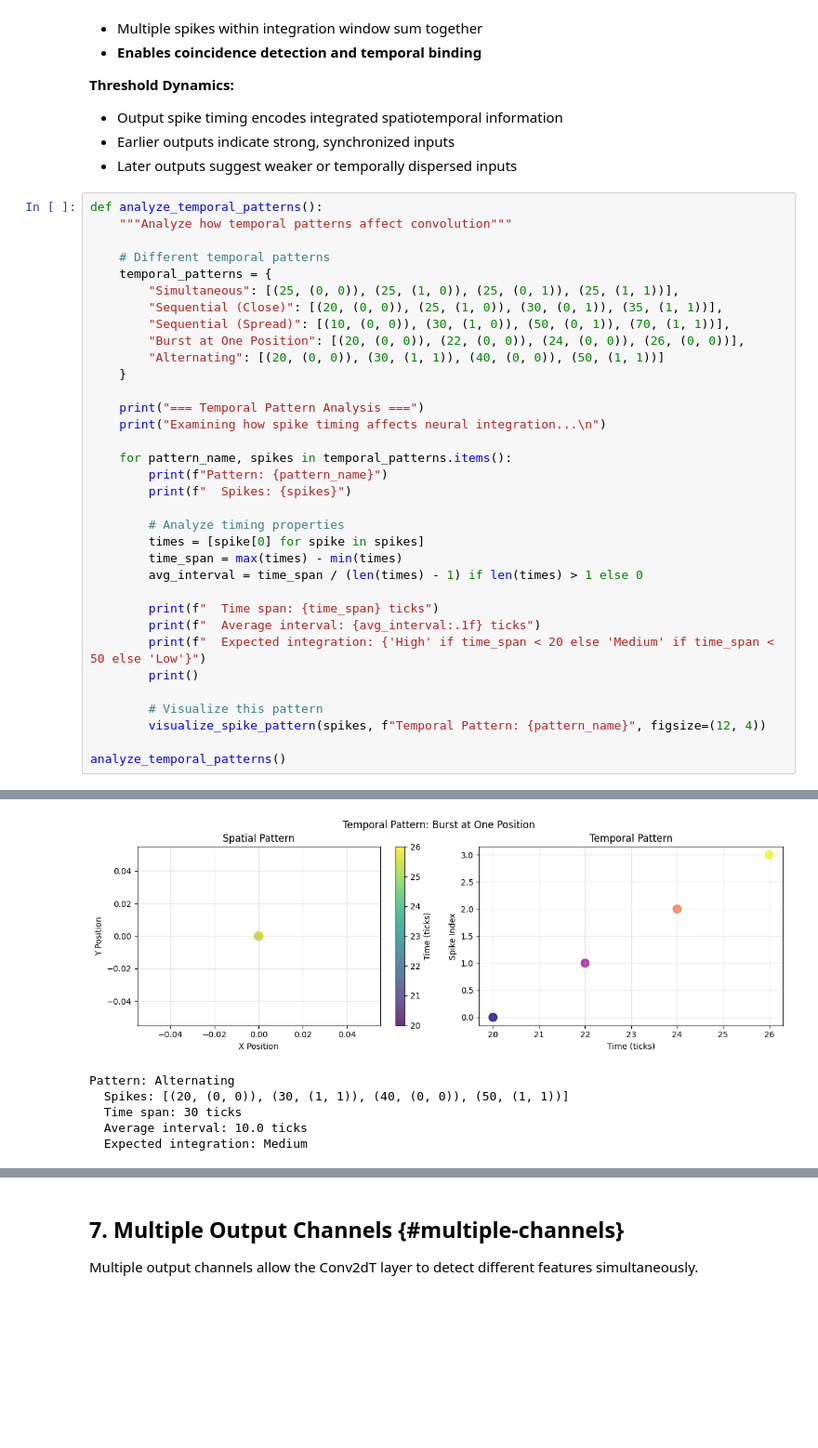
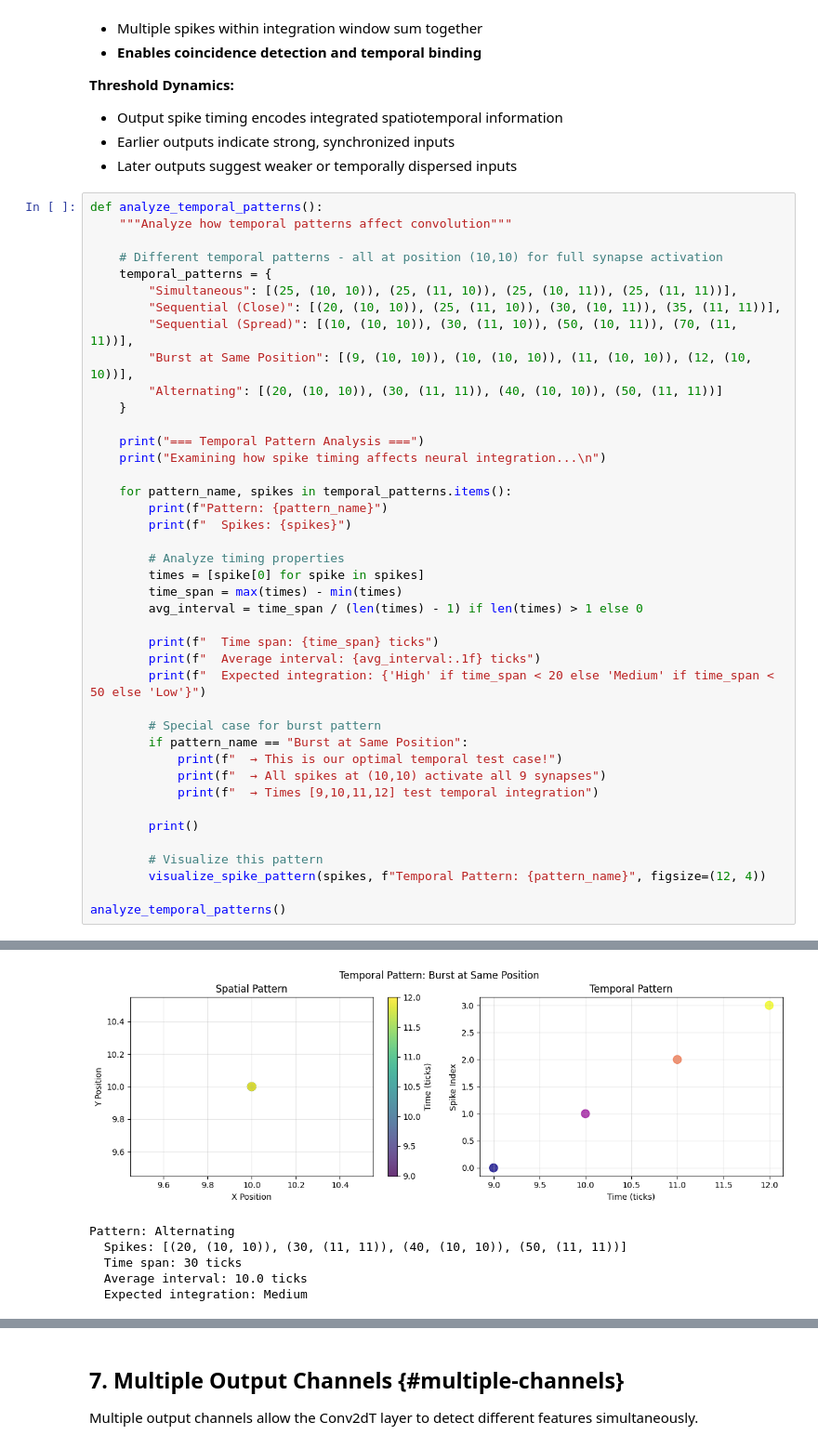
Before and after one commit to ORNL/superneuroabm, a Jupyter notebook: tutorials/01_Conv2dT_Tutorial.ipynb, the cells around one changed output, grey strips where cells are left out. Shown at 93% size. Saved outputs shown, nothing was run; the diff lists cells and outputs as text; blank space fills up the shorter version.

```diff
--- a/tutorials/01_Conv2dT_Tutorial.ipynb
+++ b/tutorials/01_Conv2dT_Tutorial.ipynb
@@ -645,13 +766,13 @@ Traditional CNNs lose temporal information by converting dynamic events to stati
 def analyze_temporal_patterns():
     """Analyze how temporal patterns affect convolution"""
 
-    # Different temporal patterns
+    # Different temporal patterns - all at position (10,10) for full synapse activation
     temporal_patterns = {
-        "Simultaneous": [(25, (0, 0)), (25, (1, 0)), (25, (0, 1)), (25, (1, 1))],
-        "Sequential (Close)": [(20, (0, 0)), (25, (1, 0)), (30, (0, 1)), (35, (1, 1))],
-        "Sequential (Spread)": [(10, (0, 0)), (30, (1, 0)), (50, (0, 1)), (70, (1, 1))],
-        "Burst at One Position": [(20, (0, 0)), (22, (0, 0)), (24, (0, 0)), (26, (0, 0))],
-        "Alternating": [(20, (0, 0)), (30, (1, 1)), (40, (0, 0)), (50, (1, 1))]
+        "Simultaneous": [(25, (10, 10)), (25, (11, 10)), (25, (10, 11)), (25, (11, 11))],
+        "Sequential (Close)": [(20, (10, 10)), (25, (11, 10)), (30, (10, 11)), (35, (11, 11))],
+        "Sequential (Spread)": [(10, (10, 10)), (30, (11, 10)), (50, (10, 11)), (70, (11, 11))],
+        "Burst at Same Position": [(9, (10, 10)), (10, (10, 10)), (11, (10, 10)), (12, (10, 10))],
+        "Alternating": [(20, (10, 10)), (30, (11, 11)), (40, (10, 10)), (50, (11, 11))]
     }
 
     print("=== Temporal Pattern Analysis ===")
@@ -669,6 +790,13 @@ def analyze_temporal_patterns():
         print(f"  Time span: {time_span} ticks")
         print(f"  Average interval: {avg_interval:.1f} ticks")
         print(f"  Expected integration: {'High' if time_span < 20 else 'Medium' if time_span < 50 else 'Low'}")
+
+        # Special case for burst pattern
+        if pattern_name == "Burst at Same Position":
+            print(f"  → This is our optimal temporal test case!")
+            print(f"  → All spikes at (10,10) activate all 9 synapses")
+            print(f"  → Times [9,10,11,12] test temporal integration")
+
         print()
 
         # Visualize this pattern
@@ -705,6 +836,6 @@ Pattern: Burst at One Position
-[figure, old version]
+[figure, new version]
 Pattern: Alternating
-  Spikes: [(20, (0, 0)), (30, (1, 1)), (40, (0, 0)), (50, (1, 1))]
+  Spikes: [(20, (10, 10)), (30, (11, 11)), (40, (10, 10)), (50, (11, 11))]
   Time span: 30 ticks
   Average interval: 10.0 ticks
   Expected integration: Medium
```
Also changed, not shown: parts of 14 cells of this notebook, 1 other file.
